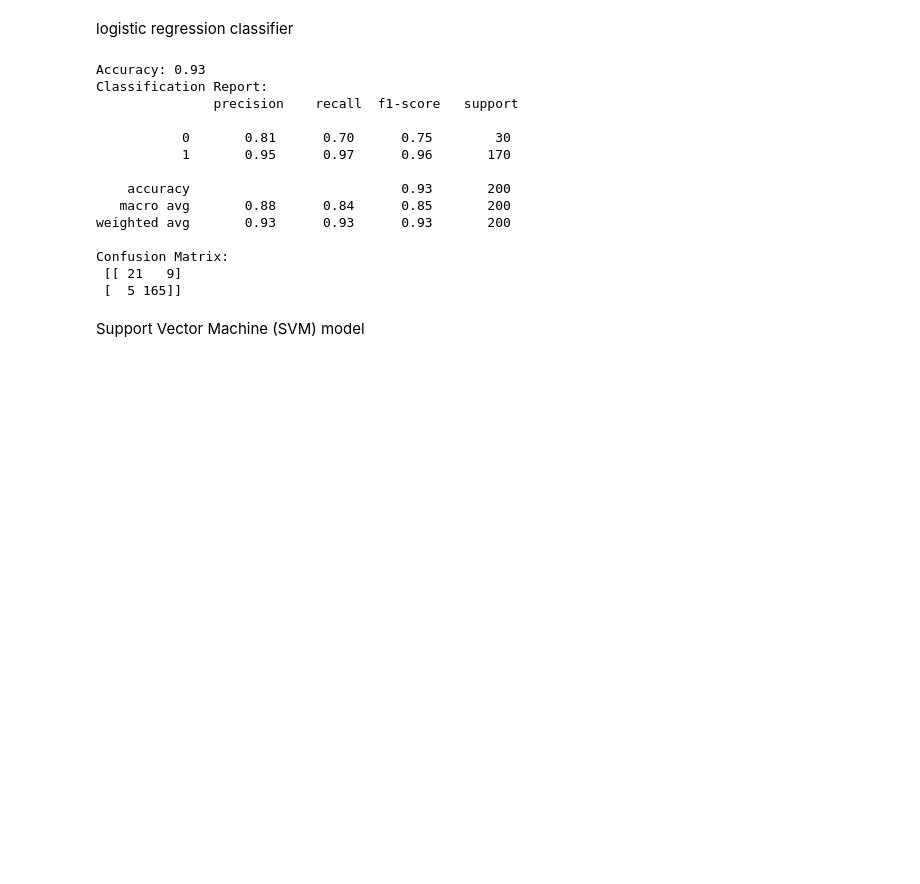
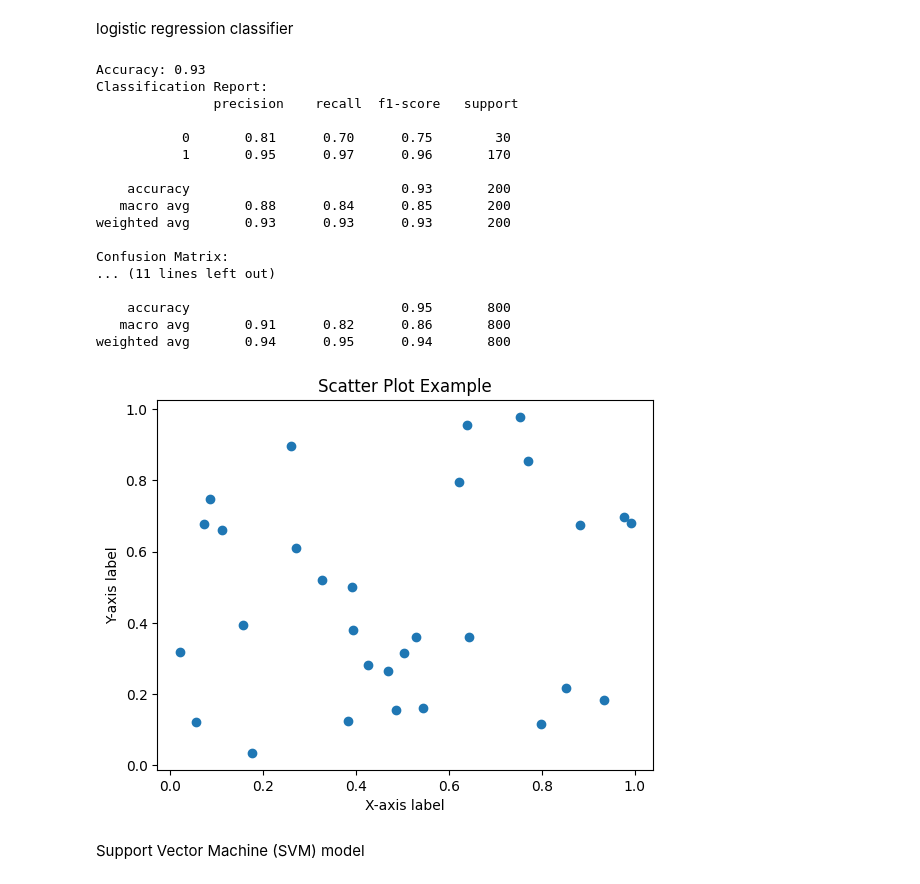
Before and after one commit to JustinCollierDC/TuberculosisDiagnosisML, a Jupyter notebook: Capstone_Project/index.ipynb, the cells around one changed output. Cells and saved outputs as stored; diff of their text form; code cells hidden in the pictures; blank space fills up the shorter version.

```diff
--- a/Capstone_Project/index.ipynb
+++ b/Capstone_Project/index.ipynb
@@ -185,38 +179,79 @@ X_train, X_test, y_train, y_test = train_test_split(X, y, test_size=0.2, random_
 # Initialize logistic regression model
 log_reg_model = LogisticRegression()
 
 # Train the logistic regression model
 log_reg_model.fit(X_train, y_train)
 
 # Make predictions
 y_pred = log_reg_model.predict(X_test)
+y_pred_proba = log_reg_model.predict_proba(X_test)[:, 1]  # Predict probabilities for positive class
+y_pred = log_reg_model.predict(X_test)
 
 # Evaluate the model
 accuracy = accuracy_score(y_test, y_pred)
 report = classification_report(y_test, y_pred)
+confusion_mat = confusion_matrix(y_test, y_pred)
+roc_auc = roc_auc_score(y_test, y_pred_proba)
 
 print("Accuracy:", accuracy)
 print("Classification Report:\n", report)
+print("Confusion Matrix:\n", confusion_mat)
+print("ROC-AUC Score:", roc_auc)
 
-# Evaluate the model
-confusion_mat = confusion_matrix(y_test, y_pred)
+# Cross-validation to check for overfitting
+cross_val_score_log_reg = cross_val_score(log_reg_model, X, y, cv=5)
+print("Cross-validation scores on 5 folds:", cross_val_score_log_reg)
+print("Mean cross-validation score:", cross_val_score_log_reg.mean())
 
-print("Confusion Matrix:\n", confusion_mat)
+
+# Evaluate the model on the training set
+y_train_pred = log_reg_model.predict(X_train)
+train_accuracy = accuracy_score(y_train, y_train_pred)
+train_report = classification_report(y_train, y_train_pred)
+print("Accuracy on training set:", train_accuracy)
+print("Classification Report on training set:\n", train_report)
+
+import matplotlib.pyplot as plt
+import numpy as np
+
+# Generate some data
+x = np.random.rand(30)
+y = np.random.rand(30)
+
+# Create a figure and a set of subplots
+fig, ax = plt.subplots()
+
+# Plot the data as a scatter plot
+ax.scatter(x, y)
+
+# Set labels for the x and y axes
+ax.set_xlabel('X-axis label')
+ax.set_ylabel('Y-axis label')
+
+# Set a title for the plot
+ax.set_title('Scatter Plot Example')
+
+# Display the plot
+plt.show()
 # %% [output]
 Accuracy: 0.93
 Classification Report:
                precision    recall  f1-score   support
 
            0       0.81      0.70      0.75        30
            1       0.95      0.97      0.96       170
 
     accuracy                           0.93       200
    macro avg       0.88      0.84      0.85       200
 weighted avg       0.93      0.93      0.93       200
 
 Confusion Matrix:
- [[ 21   9]
- [  5 165]]
+... (11 lines left out)
+
+    accuracy                           0.95       800
+   macro avg       0.91      0.82      0.86       800
+weighted avg       0.94      0.95      0.94       800
+[figure, added]
 # %% [markdown]
 Support Vector Machine (SVM) model
 # %%
```
Also changed, not shown: parts of 3 cells of this notebook.
